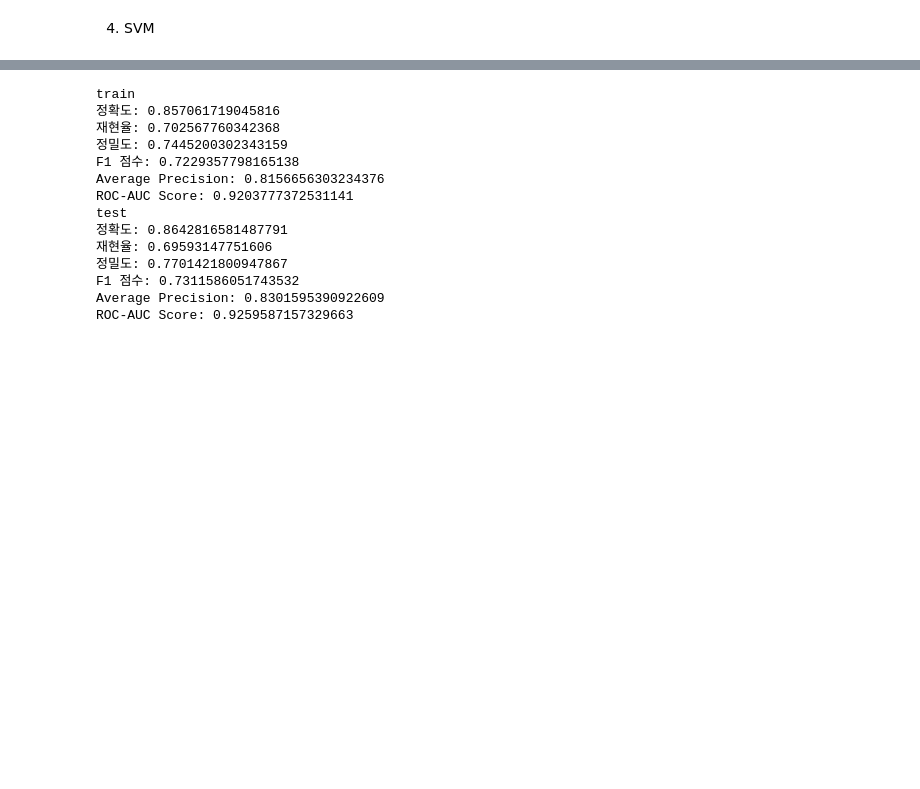
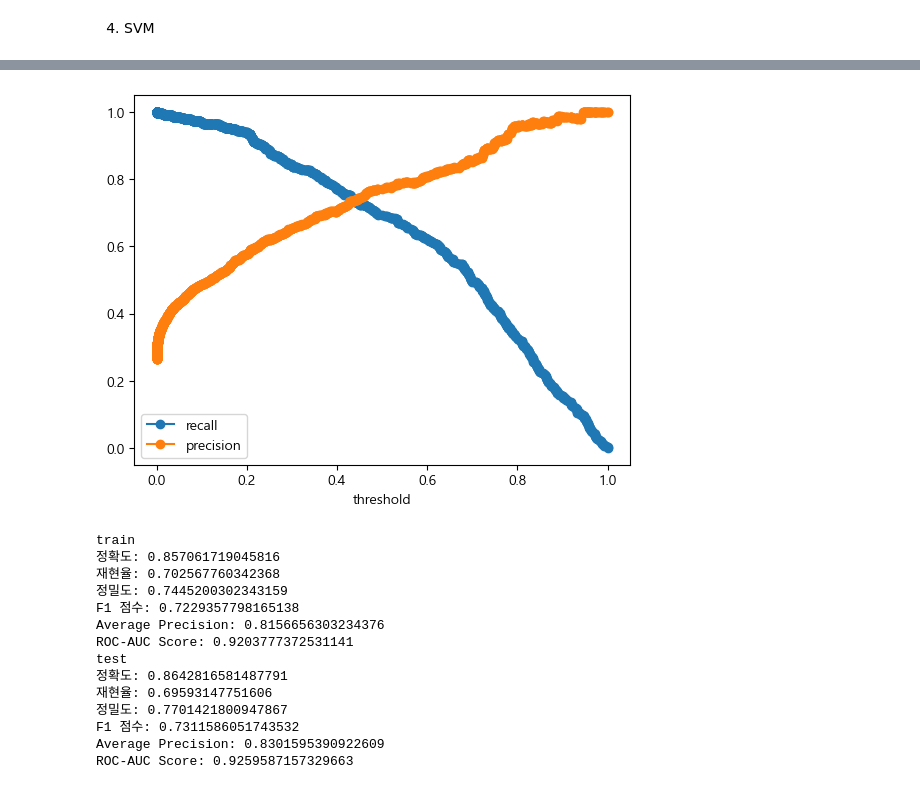
Before and after one commit to SKNETWORKS-FAMILY-AICAMP/SKN21-2nd-4Team, a Jupyter notebook: notebooks/ryong2.ipynb, the cells around one changed output, grey strips where cells are left out. Cells and saved outputs as stored; diff of their text form; code cells hidden in the pictures; blank space fills up the shorter version.

```diff
--- a/notebooks/ryong2.ipynb
+++ b/notebooks/ryong2.ipynb
@@ -509,0 +519,16 @@ pred_test_proba = gs.best_estimator_.predict_proba(X_test)
+# %%
+from sklearn.metrics import precision_recall_curve
+pos_proba_test = gs.best_estimator_.predict_proba(X_test)[:, 1]
+precisions, recalls, thresholds = precision_recall_curve(y_test, pos_proba_test)
+thresholds = np.append(thresholds, 1)
+# %%
+import pandas as pd
+prc_df = pd.DataFrame({
+    "threshold":thresholds,
+    "recall": recalls,
+    "precision": precisions
+})
+prc_df.set_index('threshold', inplace=True)
+prc_df
+# threshold가 커지면 precision이 올라가고 recall은 떨어진다.
+# threshold가 작아지면 recall이 올라가고 precision은 떨어진다.
@@ -510,3 +550,7 @@ pred_test_proba = gs.best_estimator_.predict_proba(X_test)
+# %%
+prc_df.plot(marker='o');
+# %% [output]
+[figure, added]
 # %%
 print("train")
 print_binary_classification_metrics(y_train, pred_train, pred_train_proba[:, 1])
```
Also changed, not shown: parts of 20 cells of this notebook, 1 other file.
